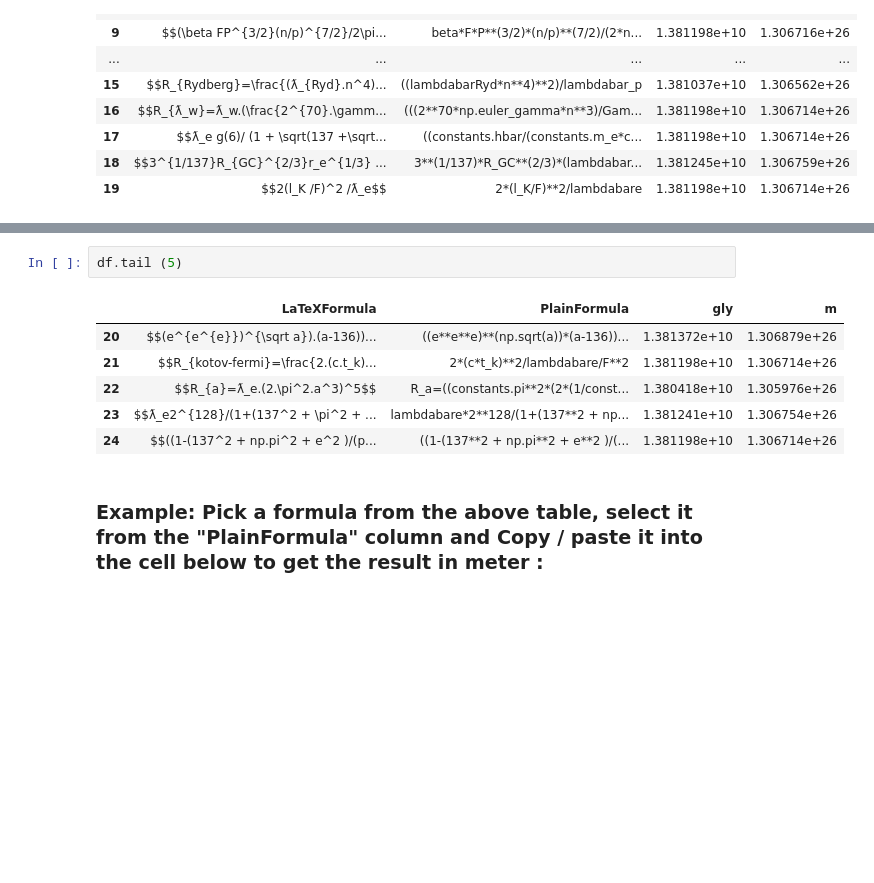
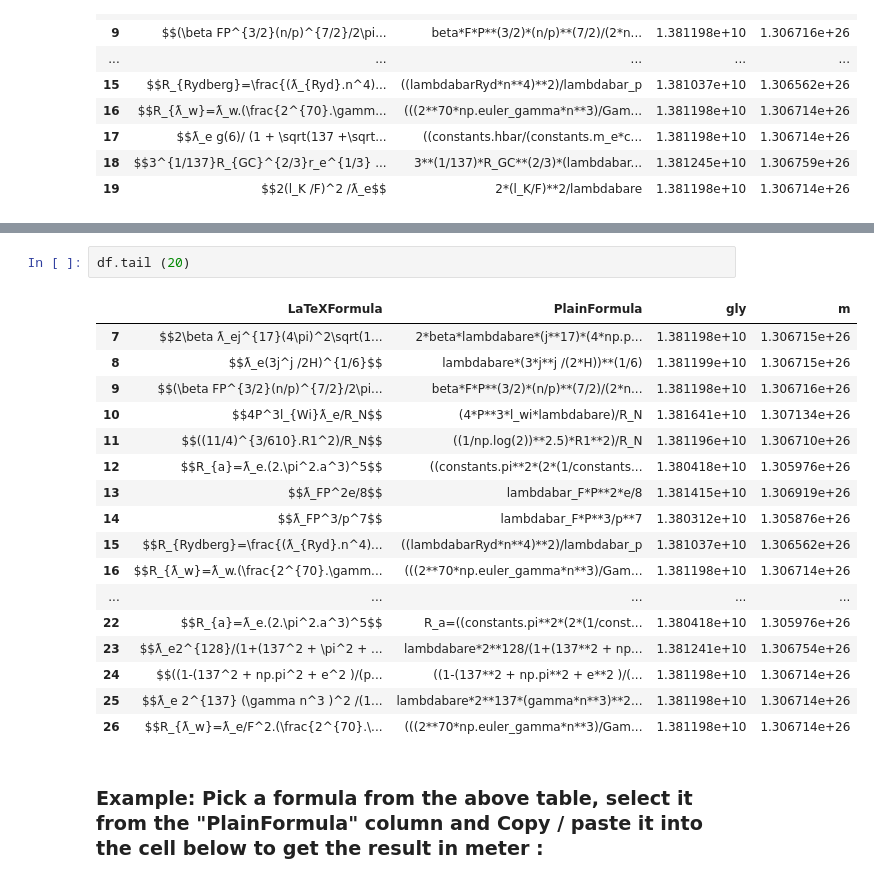
Before and after one commit to LaGuer/hubble-radius, a Jupyter notebook: hubble-radius.ipynb, the cells around one changed output, grey strips where cells are left out. Drawn from its saved outputs; the diff is of its cells as text; blank space fills up the shorter version.

```diff
--- a/hubble-radius.ipynb
+++ b/hubble-radius.ipynb
@@ -252,12 +255,23 @@ pd.pivot_table(df, index=['LaTeXFormula'], aggfunc='sum')
 # %%
-df.tail (5)
+df.tail (20)
 # %% [output]
 |  | LaTeXFormula | PlainFormula | gly | m |
-| 20 | $$(e^{e^{e}})^{\sqrt a}).(a-136))... | ((e**e**e)**(np.sqrt(a))*(a-136))... | 1.381372e+10 | 1.306879e+26 |
-| 21 | $$R_{kotov-fermi}=\frac{2.(c.t_k)... | 2*(c*t_k)**2/lambdabare/F**2 | 1.381198e+10 | 1.306714e+26 |
+| 7 | $$2\beta ƛ_ej^{17}(4\pi)^2\sqrt(1... | 2*beta*lambdabare*(j**17)*(4*np.p... | 1.381198e+10 | 1.306715e+26 |
+| 8 | $$ƛ_e(3j^j /2H)^{1/6}$$ | lambdabare*(3*j**j /(2*H))**(1/6) | 1.381199e+10 | 1.306715e+26 |
+| 9 | $$(\beta FP^{3/2}(n/p)^{7/2}/2\pi... | beta*F*P**(3/2)*(n/p)**(7/2)/(2*n... | 1.381198e+10 | 1.306716e+26 |
+| 10 | $$4P^3l_{Wi}ƛ_e/R_N$$ | (4*P**3*l_wi*lambdabare)/R_N | 1.381641e+10 | 1.307134e+26 |
+| 11 | $$((11/4)^{3/610}.R1^2)/R_N$$ | ((1/np.log(2))**2.5)*R1**2)/R_N | 1.381196e+10 | 1.306710e+26 |
+| 12 | $$R_{a}=ƛ_e.(2.\pi^2.a^3)^5$$ | ((constants.pi**2*(2*(1/constants... | 1.380418e+10 | 1.305976e+26 |
+| 13 | $$ƛ_FP^2e/8$$ | lambdabar_F*P**2*e/8 | 1.381415e+10 | 1.306919e+26 |
+| 14 | $$ƛ_FP^3/p^7$$ | lambdabar_F*P**3/p**7 | 1.380312e+10 | 1.305876e+26 |
+| 15 | $$R_{Rydberg}=\frac{(ƛ_{Ryd}.n^4)... | ((lambdabarRyd*n**4)**2)/lambdabar_p | 1.381037e+10 | 1.306562e+26 |
+| 16 | $$R_{ƛ_w}=ƛ_w.(\frac{2^{70}.\gamm... | (((2**70*np.euler_gamma*n**3)/Gam... | 1.381198e+10 | 1.306714e+26 |
+| ... | ... | ... | ... | ... |
 | 22 | $$R_{a}=ƛ_e.(2.\pi^2.a^3)^5$$ | R_a=((constants.pi**2*(2*(1/const... | 1.380418e+10 | 1.305976e+26 |
 | 23 | $$ƛ_e2^{128}/(1+(137^2 + \pi^2 + ... | lambdabare*2**128/(1+(137**2 + np... | 1.381241e+10 | 1.306754e+26 |
 | 24 | $$((1-(137^2 + np.pi^2 + e^2 )/(p... | ((1-(137**2 + np.pi**2 + e**2 )/(... | 1.381198e+10 | 1.306714e+26 |
+| 25 | $$ƛ_e 2^{137} (\gamma n^3 )^2 /(1... | lambdabare*2**137*(gamma*n**3)**2... | 1.381198e+10 | 1.306714e+26 |
+| 26 | $$R_{ƛ_w}=ƛ_e/F^2.(\frac{2^{70}.\... | (((2**70*np.euler_gamma*n**3)/Gam... | 1.381198e+10 | 1.306714e+26 |
 # %% [markdown]
 ### Example: Pick a formula from the above table, select it from the "PlainFormula" column and Copy / paste it into the cell below to get the result in meter :
 # %%
```
Also changed, not shown: parts of 21 cells of this notebook.
